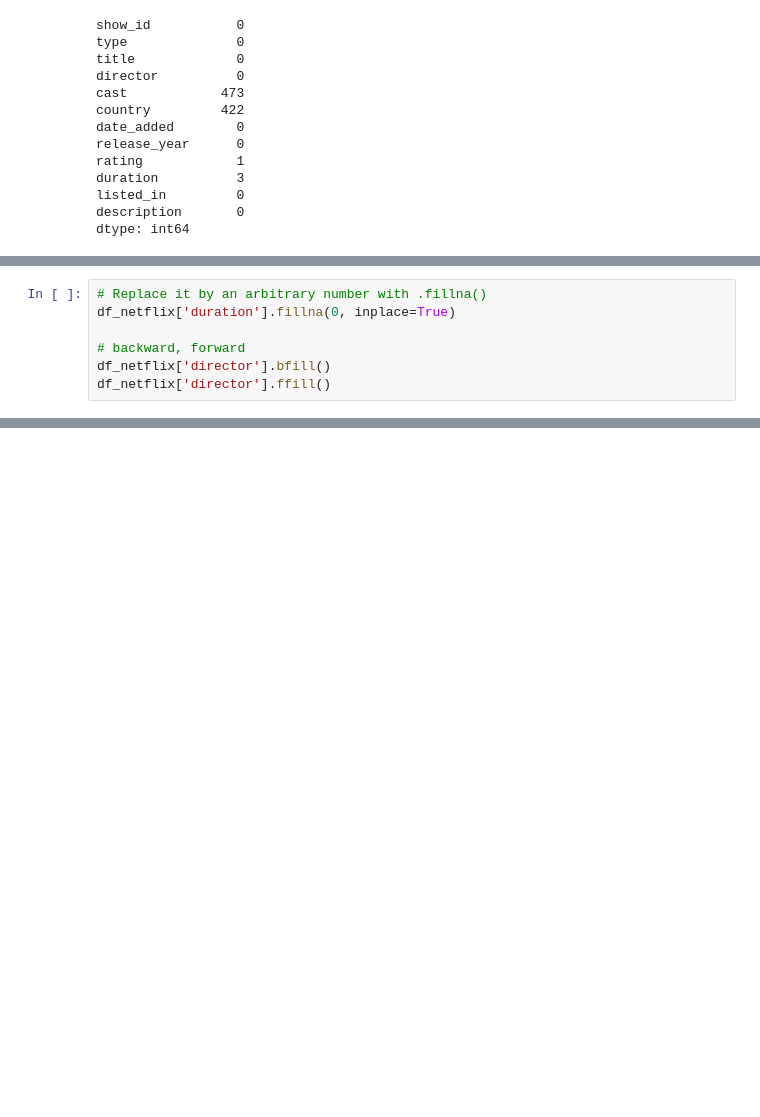
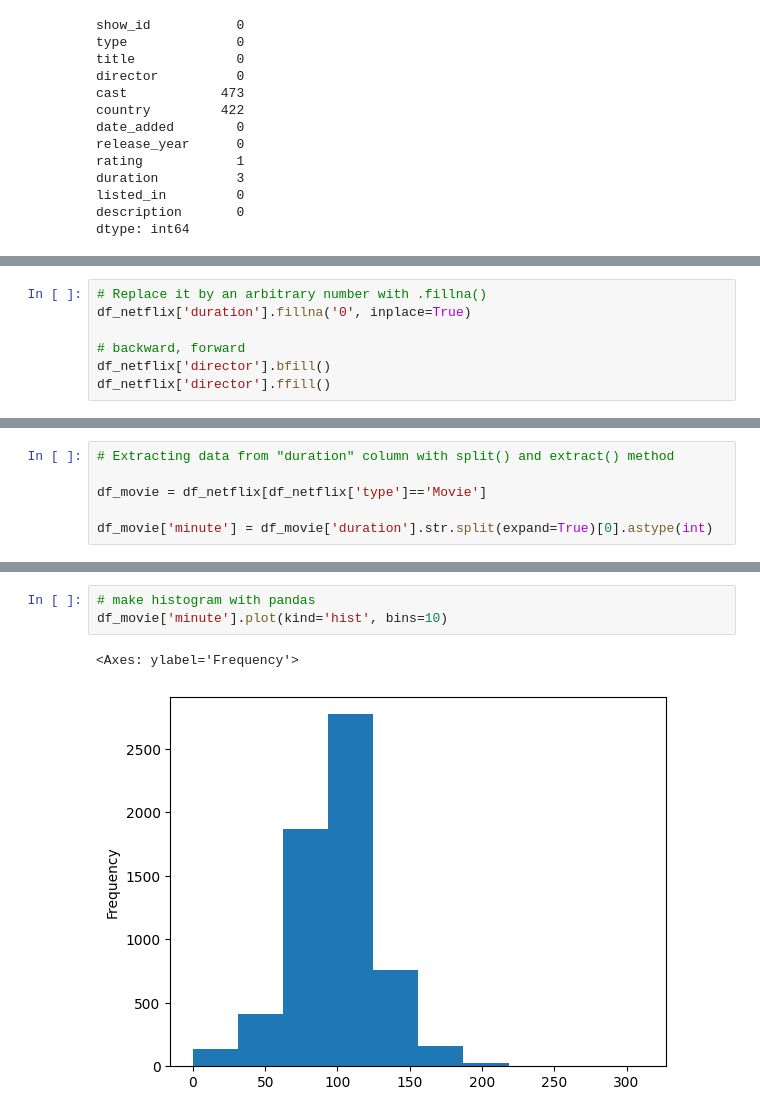
Before and after one commit to manishkr6/Learning-Data-Science, a Jupyter notebook: Projects/Project3/Data Cleaning with Pandas.ipynb, the cells around one changed output, grey strips where cells are left out. Saved outputs shown, nothing was run; the diff lists cells and outputs as text; blank space fills up the shorter version.

```diff
--- a/Projects/Project3/Data Cleaning with Pandas.ipynb
+++ b/Projects/Project3/Data Cleaning with Pandas.ipynb
@@ -128,6 +121,6 @@ dtype: float64
 # %%
 # Replace it by an arbitrary number with .fillna()
-df_netflix['duration'].fillna(0, inplace=True)
+df_netflix['duration'].fillna('0', inplace=True)
 
 # backward, forward
 df_netflix['director'].bfill()
@@ -147,0 +147,6 @@ Name: director, Length: 8807, dtype: object
+# %%
+# Extracting data from "duration" column with split() and extract() method
+
+df_movie = df_netflix[df_netflix['type']=='Movie']
+
+df_movie['minute'] = df_movie['duration'].str.split(expand=True)[0].astype(int)
@@ -147,0 +197,6 @@ Name: director, Length: 8807, dtype: object
+# %%
+# make histogram with pandas
+df_movie['minute'].plot(kind='hist', bins=10)
+# %% [output]
+<Axes: ylabel='Frequency'>
+[figure, added]
```
Also changed, not shown: parts of 21 cells of this notebook.
